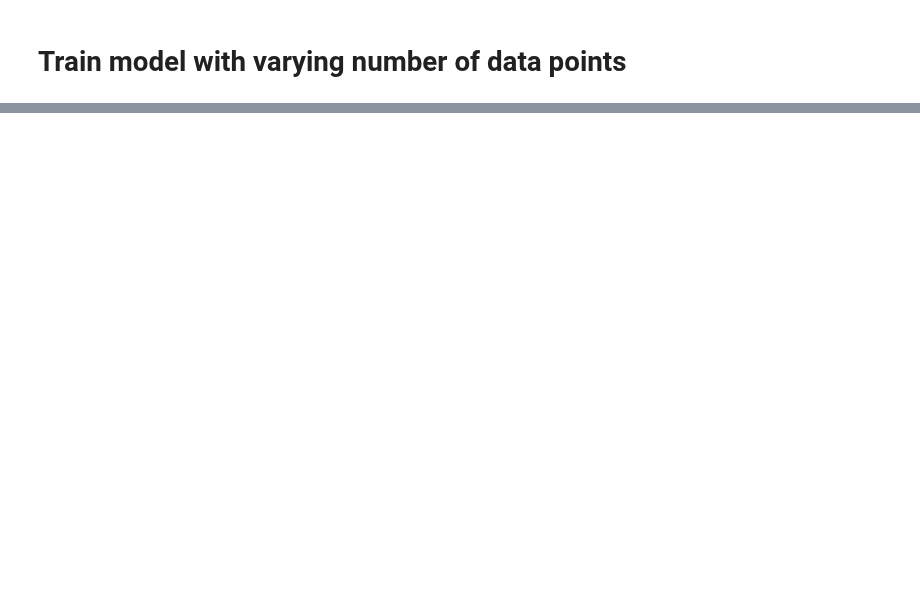
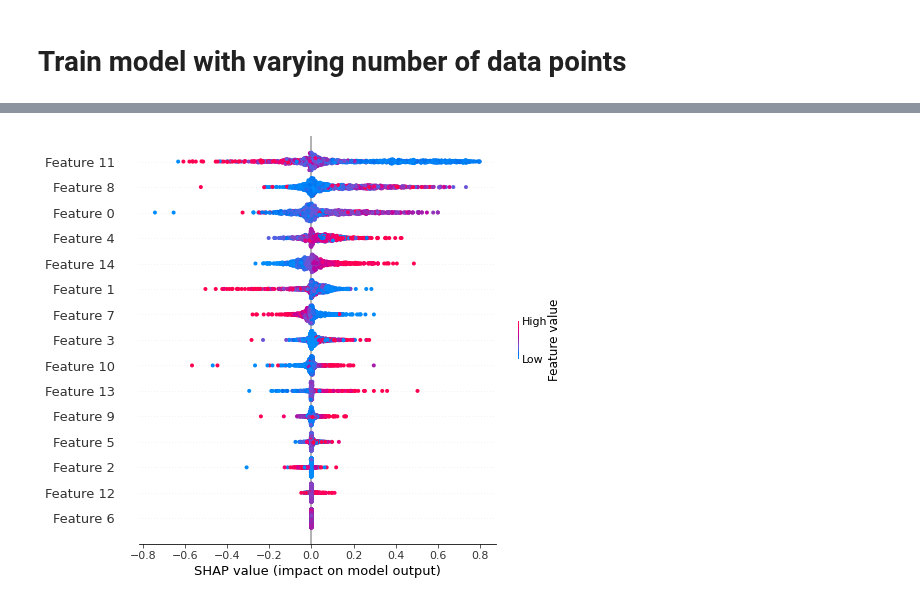
Before and after one commit to zcapjdb/UKAEAGroupProject, a Jupyter notebook: src/notebooks/Classifier.ipynb, the cells around one changed output, grey strips where cells are left out. Drawn from its saved outputs; the diff is of its cells as text; code cells hidden in the pictures; blank space fills up the shorter version.

```diff
--- a/src/notebooks/Classifier.ipynb
+++ b/src/notebooks/Classifier.ipynb
@@ -238,17 +316,28 @@ for i, column in enumerate(columns):
 # %% [markdown]
 # Train model with varying number of data points
 # %%
+# def nn_classifier_big():
+#     model = tf.keras.Sequential([
+#     tf.keras.layers.Dense(64, activation = 'relu'),
+#     tf.keras.layers.Dropout(0.1),
+#     tf.keras.layers.Dense(64, activation = 'relu'),
+#     tf.keras.layers.Dropout(0.1),
+#     tf.keras.layers.Dense(64, activation = 'relu'),
+#     tf.keras.layers.Dropout(0.1),
+#     tf.keras.layers.Dense(64, activation = 'relu'),
+#     tf.keras.layers.Dropout(0.1),
+#     tf.keras.layers.Dense(64, activation = 'relu'),
+#     tf.keras.layers.Dropout(0.1),
+#     tf.keras.layers.Dense(1, activation = 'sigmoid')
+#     ])
+#     return model
 def nn_classifier_big():
     model = tf.keras.Sequential([
-    tf.keras.layers.Dense(64, activation = 'relu'),
+    tf.keras.layers.Dense(30, activation = 'relu'),
     tf.keras.layers.Dropout(0.1),
-    tf.keras.layers.Dense(64, activation = 'relu'),
+    tf.keras.layers.Dense(30, activation = 'relu'),
     tf.keras.layers.Dropout(0.1),
-    tf.keras.layers.Dense(64, activation = 'relu'),
-    tf.keras.layers.Dropout(0.1),
-    tf.keras.layers.Dense(64, activation = 'relu'),
-    tf.keras.layers.Dropout(0.1),
-    tf.keras.layers.Dense(64, activation = 'relu'),
+    tf.keras.layers.Dense(30, activation = 'relu'),
     tf.keras.layers.Dropout(0.1),
     tf.keras.layers.Dense(1, activation = 'sigmoid')
     ])
@@ -330,0 +442,10 @@ plt.ylabel("Validation Accuracy");
+# %%
+f = lambda x: model.predict(x)
+med = np.median(x_train, axis = 0).reshape((1,x_train.shape[1]))
+
+explainer = shap.Explainer(f, med)
+shap_values = explainer(x_val[:1000])
+# %%
+shap.plots.beeswarm(shap_values, max_display = 20)
+# %% [output]
+[figure, added]
```
Also changed, not shown: parts of 21 cells of this notebook, 1 other file.
